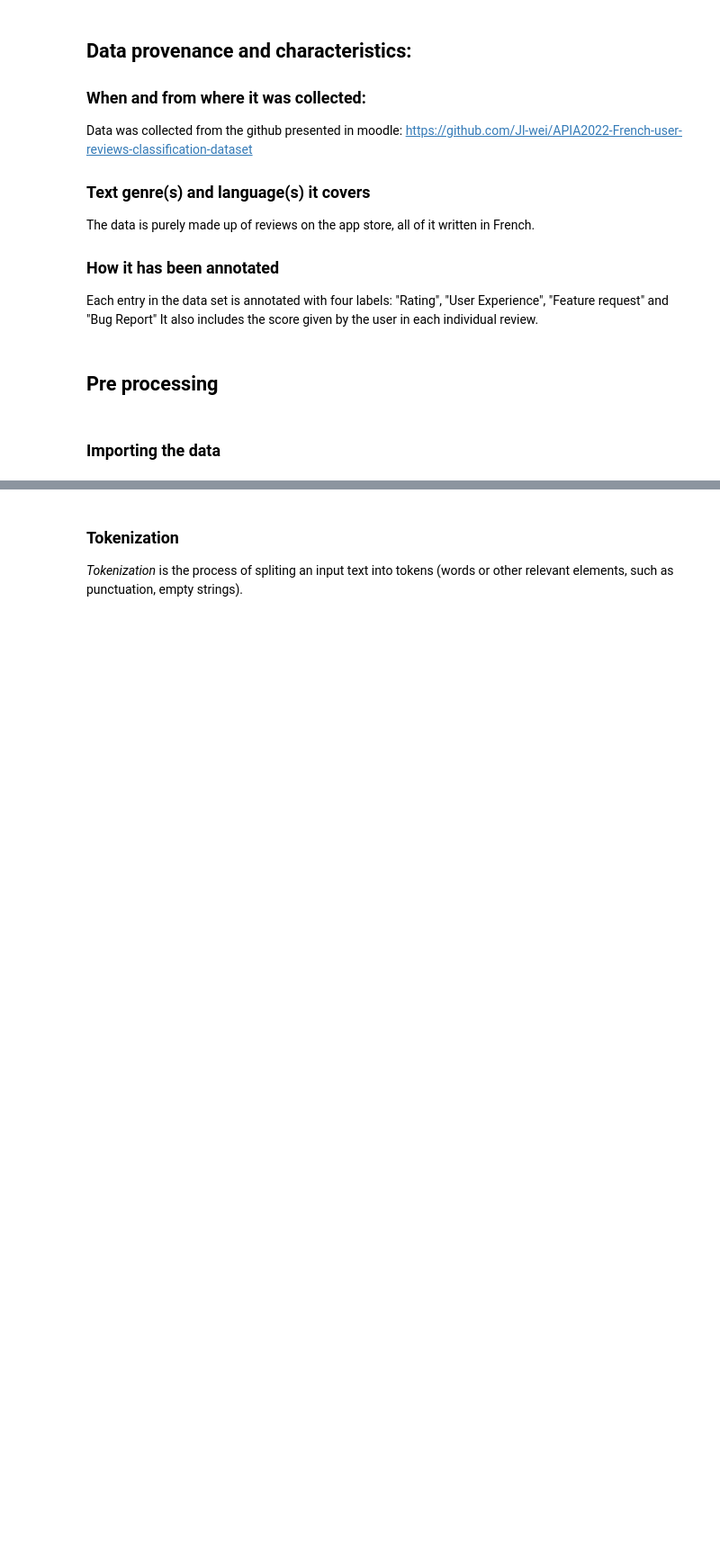
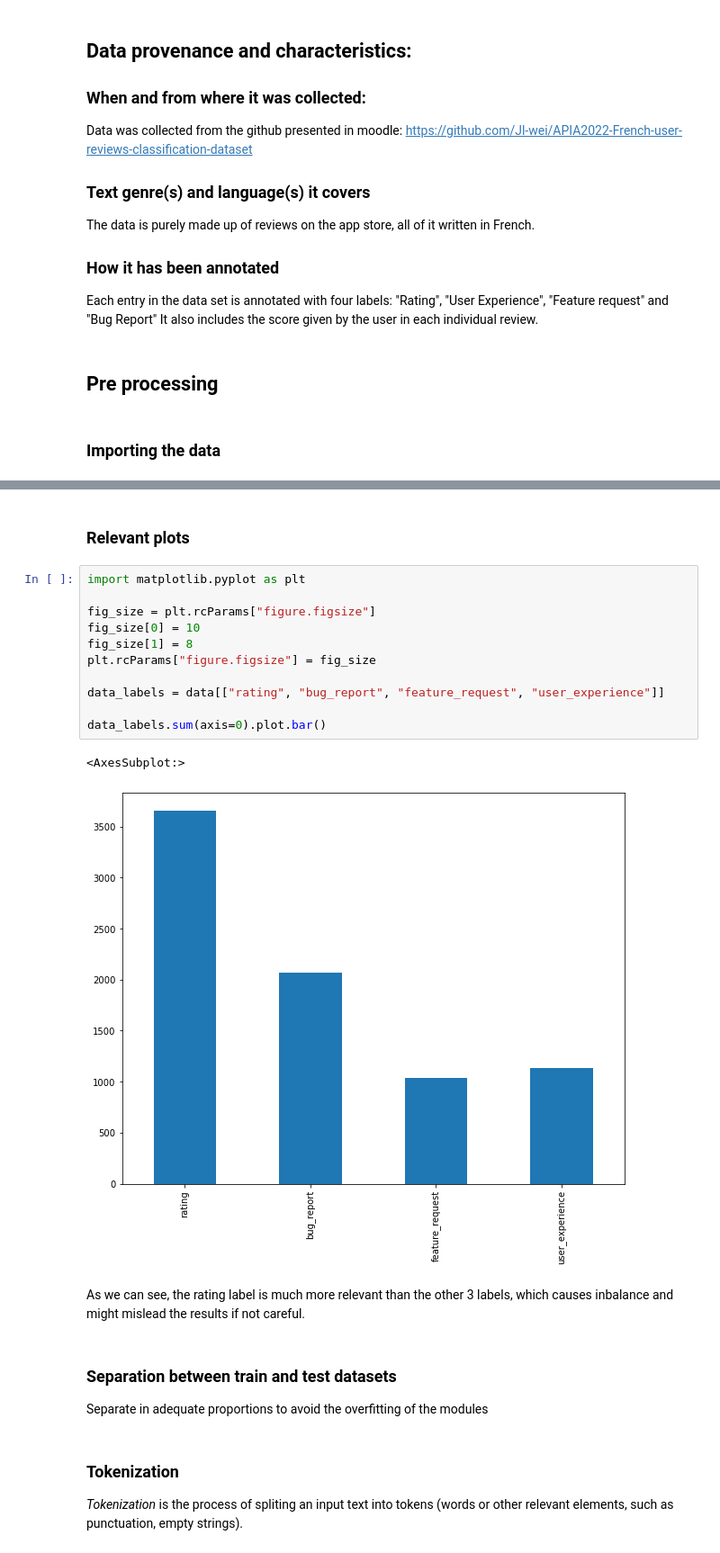
Before and after one commit to Poodlers/NLP_french_user_reviews, a Jupyter notebook: assignment_1.ipynb, the cells around one changed output, grey strips where cells are left out. Shown at 90% size. Drawn from its saved outputs; the diff is of its cells as text; blank space fills up the shorter version.

Commit message:
added plots and some fixes

```diff
--- a/assignment_1.ipynb
+++ b/assignment_1.ipynb
@@ -43,3 +45,24 @@ print(data.head())
+# %% [markdown]
+### Relevant plots
+# %%
+import matplotlib.pyplot as plt
+
+fig_size = plt.rcParams["figure.figsize"]
+fig_size[0] = 10
+fig_size[1] = 8
+plt.rcParams["figure.figsize"] = fig_size
+
+data_labels = data[["rating", "bug_report", "feature_request", "user_experience"]]
+
+data_labels.sum(axis=0).plot.bar()
+# %% [output]
+<AxesSubplot:>
+[figure, added]
+# %% [markdown]
+As we can see, the rating label is much more relevant than the other 3 labels, which causes inbalance and might mislead the results if not careful.
+# %% [markdown]
+### Separation between train and test datasets
+Separate in adequate proportions to avoid the overfitting of the modules
 # %% [markdown]
 ### Tokenization
 
```
Also changed, not shown: parts of 2 cells of this notebook.
